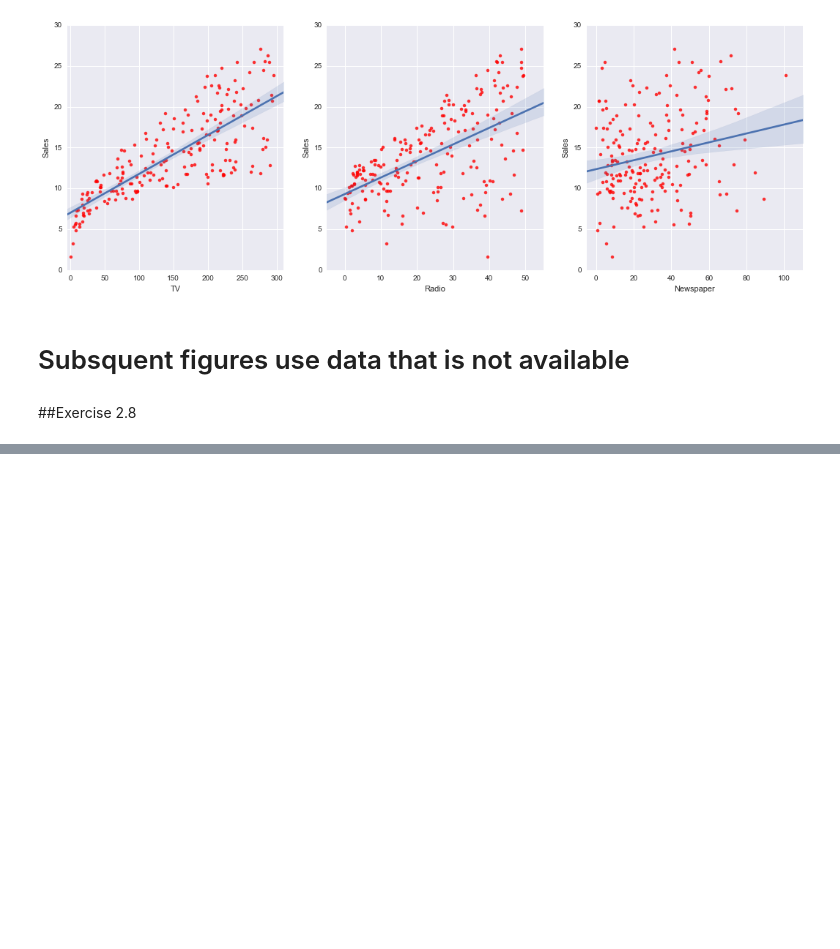
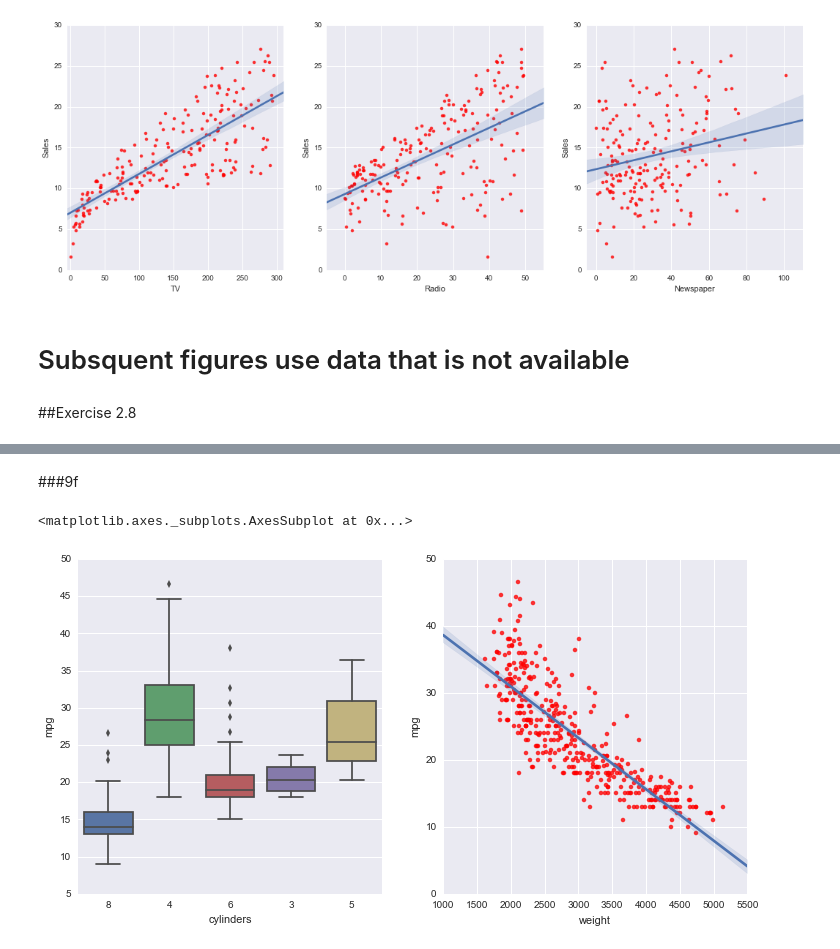
Before and after one commit to Goma0925/isl, a Jupyter notebook: Chapter 2.ipynb, the cells around one changed output, grey strips where cells are left out. Cells and saved outputs as stored; diff of their text form; code cells hidden in the pictures; blank space fills up the shorter version.

```diff
--- a/Chapter 2.ipynb
+++ b/Chapter 2.ipynb
@@ -111,0 +168,11 @@ sns.distplot(college['Outstate'], kde=False, bins=100)
+# %% [markdown]
+###9f
+# %%
+plt.figure(figsize=(12,6))
+plt.subplot(121)
+sns.boxplot(x='cylinders', y='mpg', data=auto)
+plt.subplot(122)
+sns.regplot(x='weight', y='mpg', data=auto, scatter_kws={'color': 'red'})
+# %% [output]
+<matplotlib.axes._subplots.AxesSubplot at 0x...>
+[figure, added]
```
Also changed, not shown: parts of 45 cells of this notebook, 1 other file.
